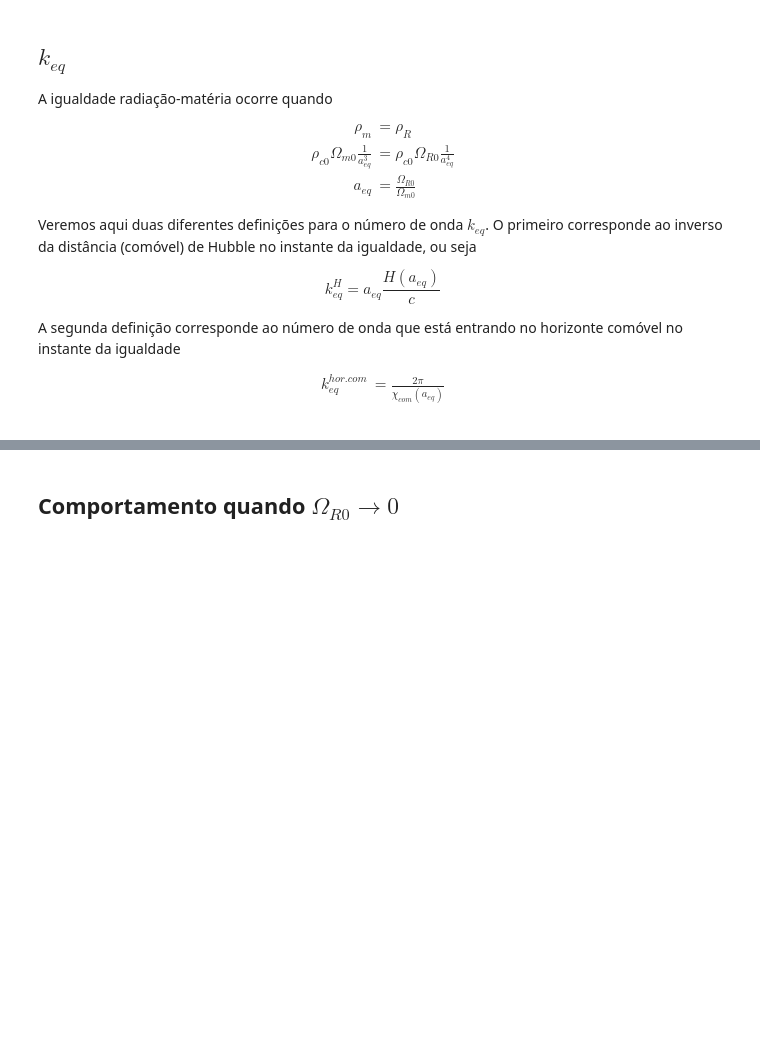
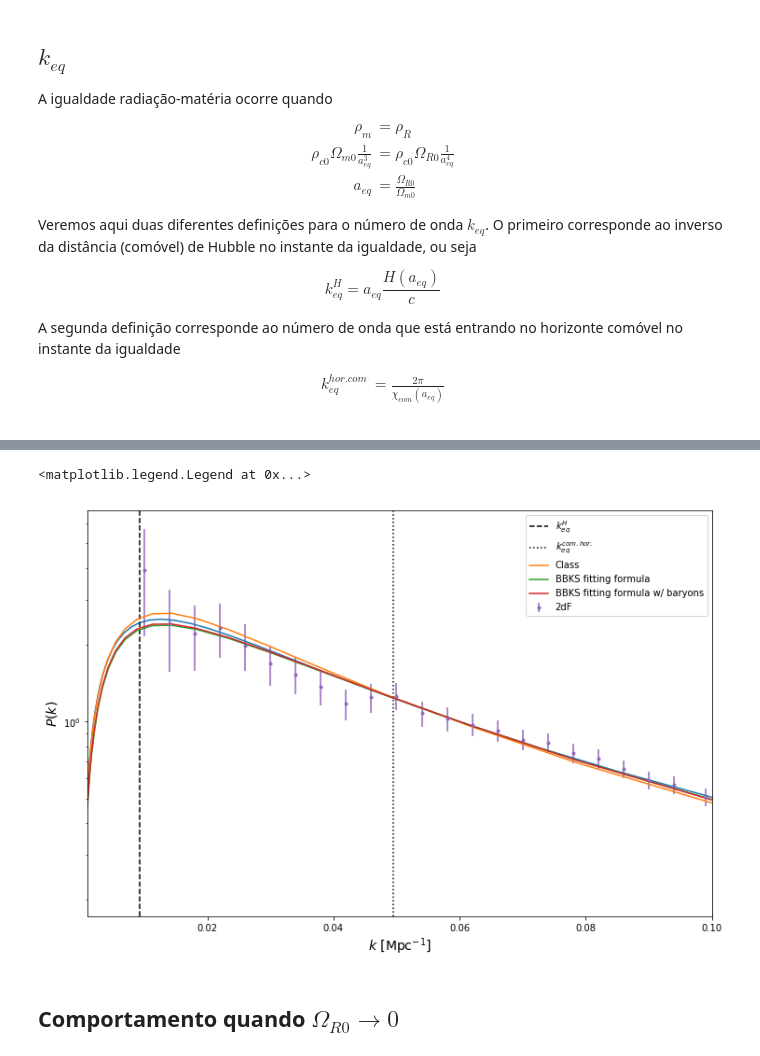
Before and after one commit to prcaetano/exercicios-cosmologia, a Jupyter notebook: exercicio-8.ipynb, the cells around one changed output, grey strips where cells are left out. Saved outputs shown, nothing was run; the diff lists cells and outputs as text; code cells hidden in the pictures; blank space fills up the shorter version.

```diff
--- a/exercicio-8.ipynb
+++ b/exercicio-8.ipynb
@@ -108,7 +96,6 @@ A segunda definição corresponde ao número de onda que está entrando no horiz
 import astropy.units as u
 from astropy.constants import G, c
 
-G = G.to(u.m**3 * u.kg**-1 * u.s**-2).value
 c = c.to(u.m * u.s**-1).value
 pi = np.pi
 
@@ -214,3 +232,33 @@ plot_Pk()
+# %%
+def bbks(k, h, Om0, OR0, Ob0=0):
+    k_eq = 0.073 * h**2 * Om0
+    x = k/k_eq
+    if Ob0 > 0:
+        x *= np.exp(2*Ob0)
+    Tx = np.log(1 + 0.171*x) / (0.171*x) * np.power( 1 +
+                                                    0.284*x +
+                                                    (1.18*x)**2 +
+                                                    (0.399*x)**3 +
+                                                    (0.490*x)**4, -1./4)
+    return k * (Tx**2)
+# %%
+k, Pk, Pkerr = np.loadtxt("LSS2df.dat", unpack=True)
+interp2df = interp1d(k, Pk)
+interp2dferr = interp1d(k, Pkerr/Pk)
+# %%
+ax = plot_Pk(normalize=True)
+ax.set_xlim((0.08, 0.10))
+ax.plot(ks, pks_class/interp_class(0.06), label="Class")
+ax.plot(ks, bbks(ks, h, Om0, OR0)/bbks(0.06, h, Om0, OR0), label="BBKS fitting formula")
+ax.plot(ks, bbks(ks, h, Om0, OR0, Omega_b0)/bbks(0.06, h, Om0, OR0, Omega_b0), label="BBKS fitting formula w/ baryons")
+ax.errorbar(k, Pk/interp2df(0.06), interp2dferr(k)*Pk/interp2df(0.06), label="2dF", fmt='.')
+
+ax.set_xlim((0.001, 0.1))
+ax.set_xscale("linear")
+ax.legend()
+# %% [output]
+<matplotlib.legend.Legend at 0x...>
+[figure, added]
 # %% [markdown]
 ## Comportamento quando $\Omega_{R0} \rightarrow 0$
 # %%
```
Also changed, not shown: parts of 18 cells of this notebook, 1 other file.
